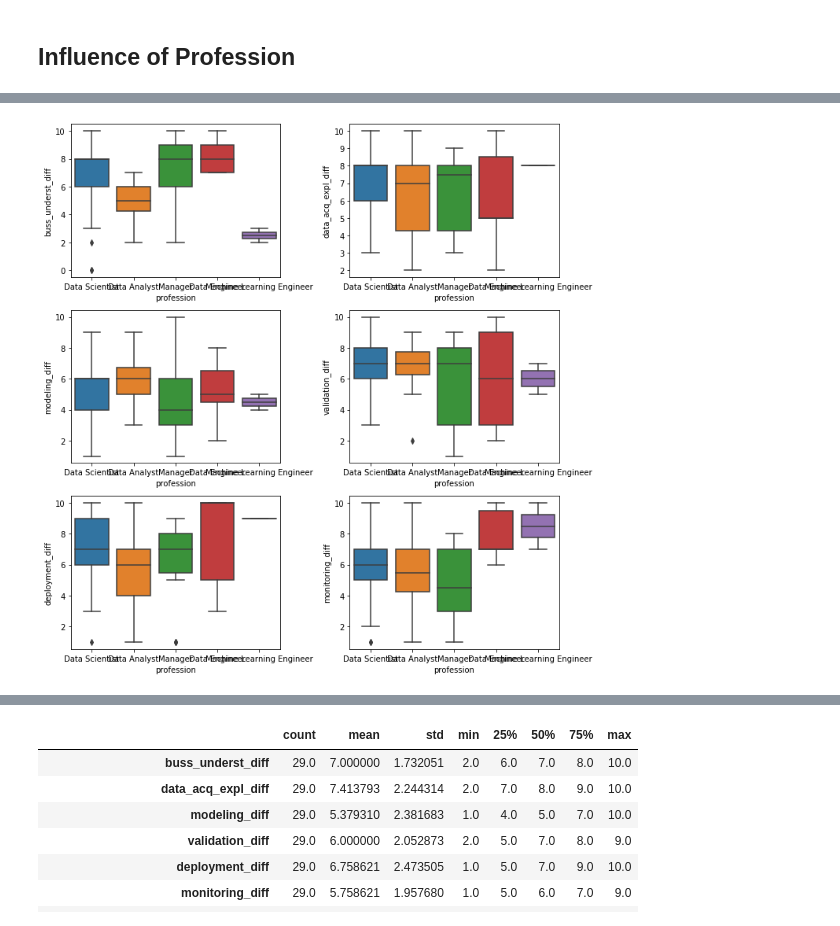
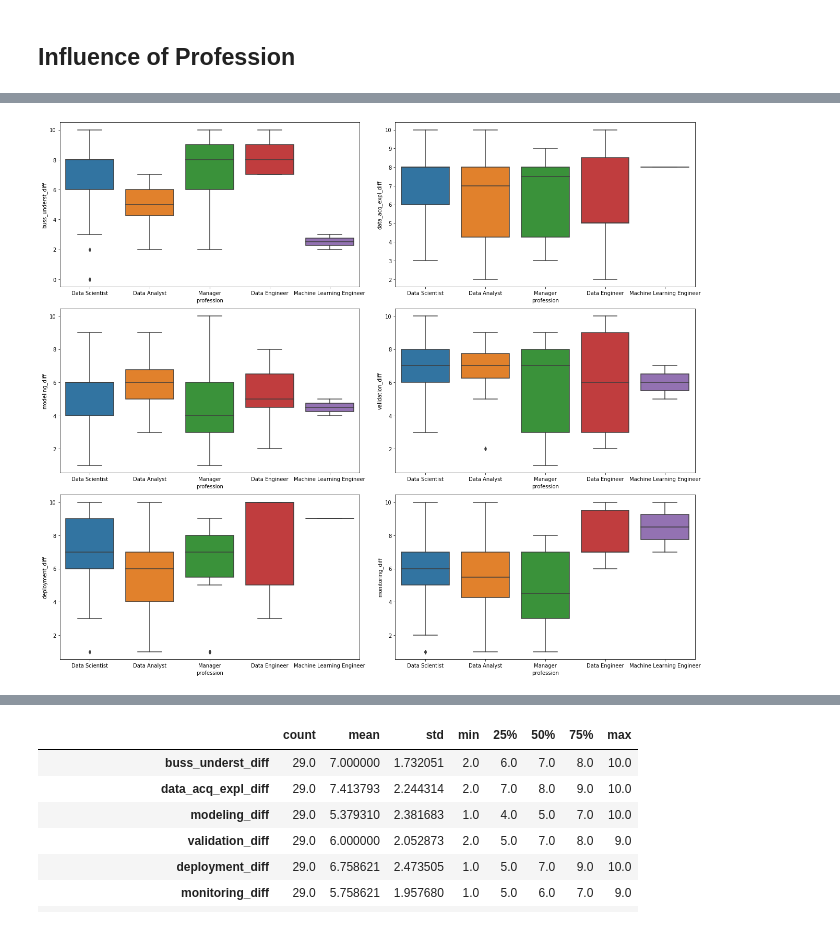
Before and after one commit to welberthdouglas/DS_projects_survey, a Jupyter notebook: EDA_survey.ipynb, the cells around one changed output, grey strips where cells are left out. Cells and saved outputs as stored; diff of their text form; code cells hidden in the pictures.

Commit message:
profession/management problem analisys added

```diff
--- a/EDA_survey.ipynb
+++ b/EDA_survey.ipynb
@@ -70,3 +70,9 @@ corr_heatmap(data.iloc[:,:7])
 # droping methodologies that apear only once (Microsoft TDSP and QuantumBlackOne)
 
 df_method = data[pd.DataFrame(data.methodology.tolist()).isin(['CRISP-DM','Kanban','None','Scrum']).any(1)]
+# %%
+order = df_method.methodology.value_counts().index
+
+ax = sns.countplot(y="methodology",
+                   data=df_method,
+                   order = order)
@@ -74,7 +82,7 @@ df_method = data[pd.DataFrame(data.methodology.tolist()).isin(['CRISP-DM','Kanba
 fig, axs = plt.subplots(ncols=2,nrows=3,figsize=(10,10))
 axs = axs.flatten()
 for ax,diff in zip(axs,df_method.iloc[:,:6]):
-    sns.boxplot(x="methodology", y=diff, data=df_method, ax=ax);
+    sns.boxplot(x="methodology", y=diff, data=df_method, ax=ax, order = order);
 
 plt.tight_layout()
 # %% [output]
@@ -87,3 +95,7 @@ sns.boxplot(x="methodology", y='delays_freq', data=df_method);
 ## Influence of Profession
 # %%
 df_prof = data[pd.DataFrame(data.profession.tolist()).isin(['Data Scientist', 'Data Analyst', 'Manager', 'Data Engineer', 'Machine Learning Engineer']).any(1)]
+# %%
+ax = sns.countplot(y="profession",
+                   data=df_method,
+                   order = df_method.profession.value_counts().index)
@@ -90,9 +104,9 @@ df_prof = data[pd.DataFrame(data.profession.tolist()).isin(['Data Scientist', 'D
 # %%
-fig, axs = plt.subplots(ncols=2,nrows=3,figsize=(10,10))
+fig, axs = plt.subplots(ncols=2,nrows=3,figsize=(18,15))
 axs = axs.flatten()
 for ax,diff in zip(axs,df_prof.iloc[:,:6]):
     sns.boxplot(x="profession", y=diff, data=df_prof, ax=ax);
 
 plt.tight_layout()
 # %% [output]
-[figure, old version]
+[figure, new version]
```
Also changed, not shown: parts of 14 cells of this notebook.
